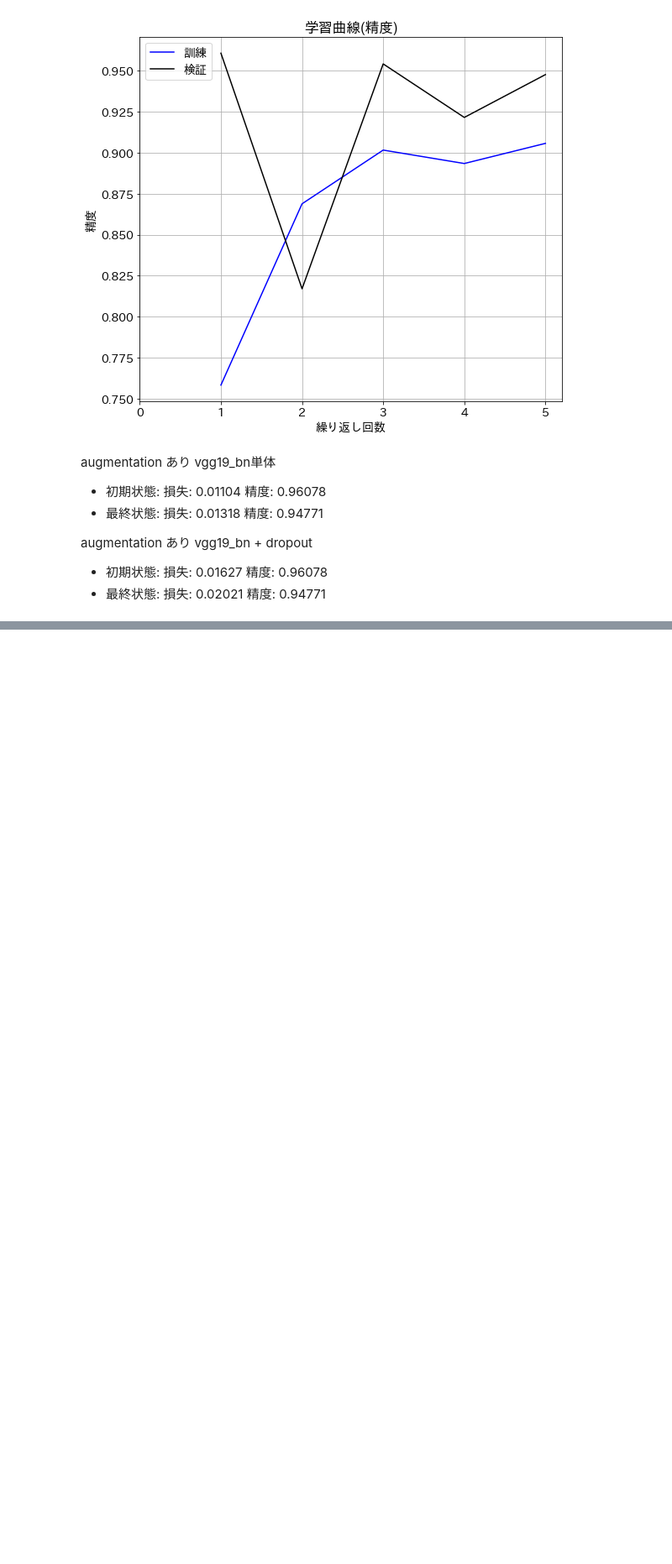
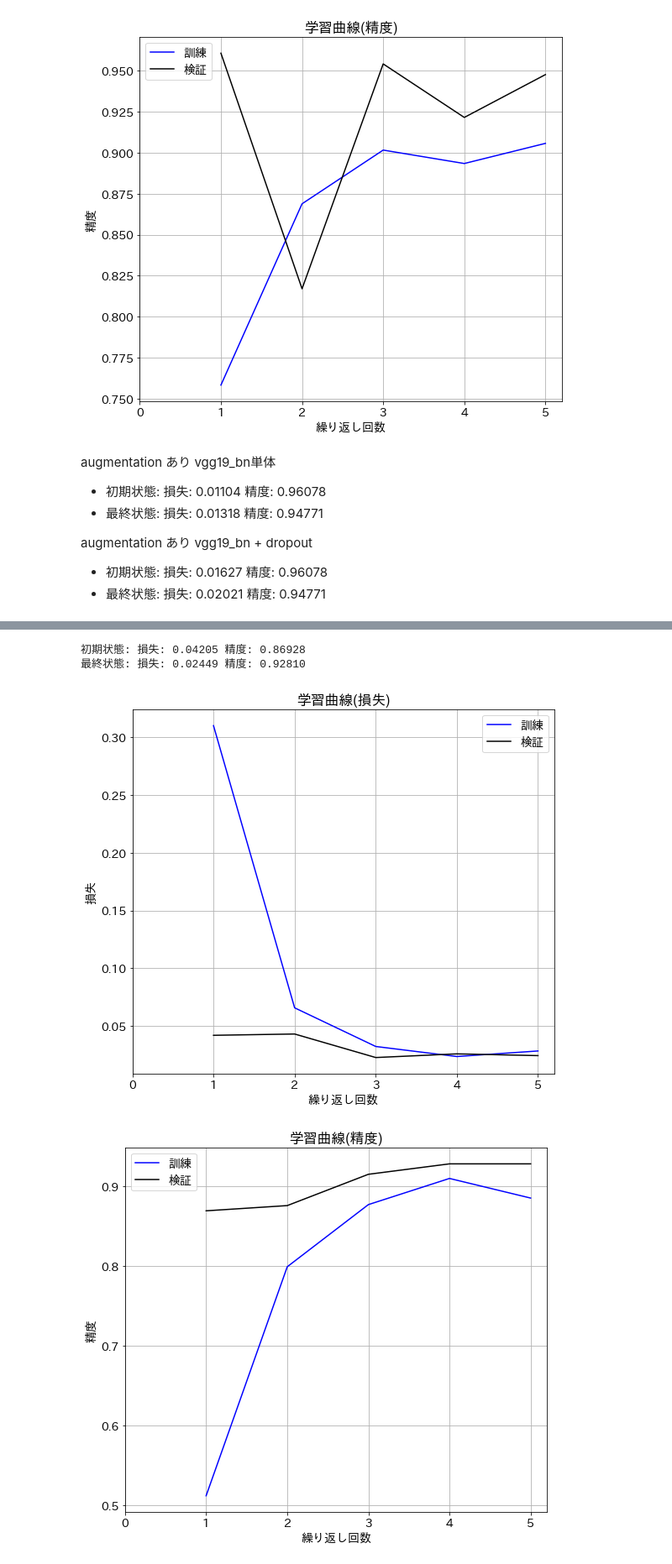
Before and after one commit to chanzone-khm/pytorch_study, a Jupyter notebook: Pytorch勉強会_前期課題.ipynb, the cells around one changed output, grey strips where cells are left out. Shown at 84% size. Drawn from its saved outputs; the diff is of its cells as text; code cells hidden in the pictures; blank space fills up the shorter version.

```diff
--- a/Pytorch勉強会_前期課題.ipynb
+++ b/Pytorch勉強会_前期課題.ipynb
@@ -657,0 +734,31 @@ augmentation あり vgg19_bn + dropout
+# %%
+
+# データセット定義
+
+# 訓練用
+train_data = datasets.ImageFolder(train_dir,
+            transform=train_transform)
+# 訓練データのイメージ表示用
+train_data2 = datasets.ImageFolder(train_dir,
+            transform=test_transform)
+# 検証用
+test_data = datasets.ImageFolder(test_dir,
+            transform=test_transform)
+# %%
+# データローダー定義
+
+batch_size = 10
+
+# 訓練用
+train_loader = DataLoader(train_data,
+      batch_size=batch_size, shuffle=True)
+
+# 検証用
+test_loader = DataLoader(test_data,
+      batch_size=batch_size, shuffle=False)
+
+# イメージ表示用
+train_loader2 = DataLoader(train_data2,
+      batch_size=50, shuffle=True)
+test_loader2 = DataLoader(test_data,
+      batch_size=50, shuffle=True)
@@ -657,0 +839,5 @@ augmentation あり vgg19_bn + dropout
+# %%
+# 学習
+num_epochs = 5
+history = fit(net, optimizer, criterion, num_epochs,
+          train_loader, test_loader, device, history)
@@ -657,0 +850,14 @@ augmentation あり vgg19_bn + dropout
+# %%
+# 結果確認
+evaluate_history(history)
+
+'''
+vgg_bnの時は精度以下
+初期状態: 損失: 0.01104 精度: 0.96078
+最終状態: 損失: 0.01318 精度: 0.94771
+'''
+# %% [output]
+初期状態: 損失: 0.04205 精度: 0.86928
+最終状態: 損失: 0.02449 精度: 0.92810
+[figure, added]
+[figure, added]
```
Also changed, not shown: parts of 24 cells of this notebook.
